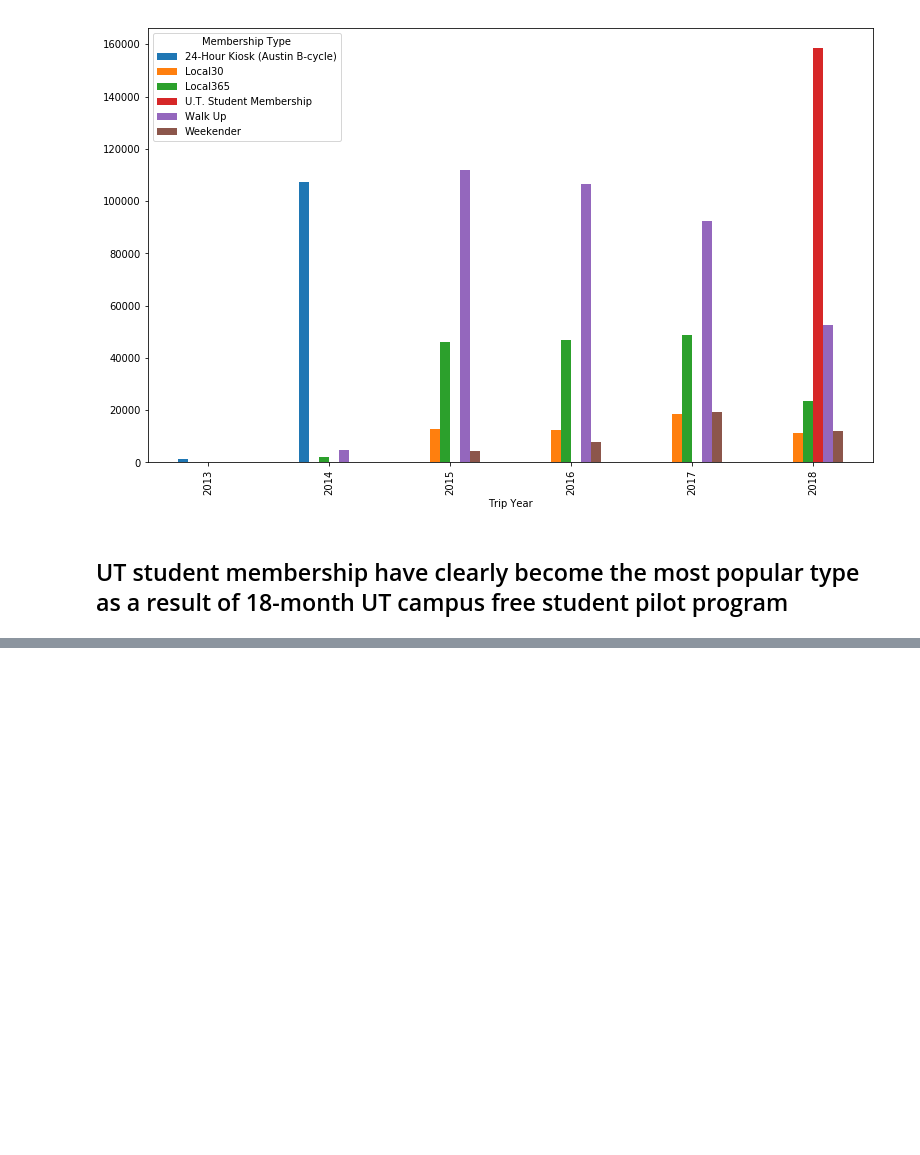
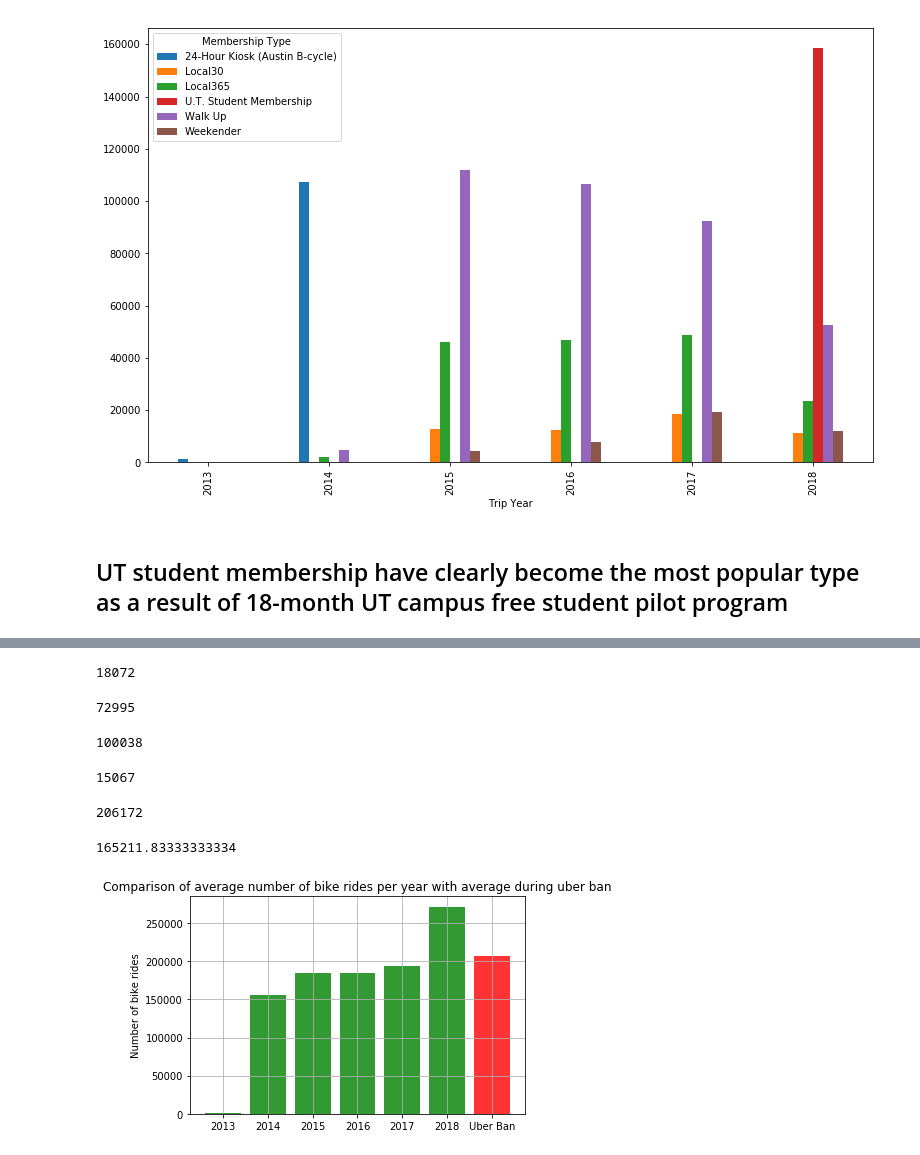
Before and after one commit to ananyay/Pedal_through_Austin, a Jupyter notebook: Data_Analysis_ananya.ipynb, the cells around one changed output, grey strips where cells are left out. Cells and saved outputs as stored; diff of their text form; code cells hidden in the pictures; blank space fills up the shorter version.

```diff
--- a/Data_Analysis_ananya.ipynb
+++ b/Data_Analysis_ananya.ipynb
@@ -223,0 +316,69 @@ dtype: object
+# %%
+##### UBER BAN
+# Date May 9 2016 - May 29 2017
+# # To calculate the number of rides during UBER BAN in 2017
+
+## Number of bike rides during May 1st to May 29th 2017
+df_bike_2017 = df_bike_cl.loc[(df_bike_cl["Trip Year"] ==2017), : ]
+df_bike_2017_may = df_bike_2017.loc[(df_bike_2017["Trip Month"] == 5), : ]
+df_bike_2017_may_uber_ban = df_bike_2017_may.loc[(df_bike_2017_may["Trip Date"] <= 29), : ]
+number_of_rides_uber_ban_2017 = df_bike_2017_may_uber_ban['Trip ID'].count()
+number_of_rides_uber_ban_2017
+# %% [output]
+18072
+# %%
+# Number of bike rides from Jan 1st to 30th April 2017
+df_bike_2017 = df_bike_cl.loc[(df_bike_cl["Trip Year"] ==2017), : ]
+df_bike_2017_till_april_uber_ban = df_bike_2017.loc[(df_bike_2017["Trip Month"] < 5), : ]
+number_of_rides_uber_ban_2017_till_april = df_bike_2017_till_april_uber_ban['Trip ID'].count()
+number_of_rides_uber_ban_2017_till_april
+# %% [output]
+72995
+# %%
+## Number of bike rides during June 1st to Dec 31st 2016
+df_bike_2016 = df_bike_cl.loc[(df_bike_cl["Trip Year"] ==2016), : ]
+df_bike_2016_till_june_uber_ban = df_bike_2016.loc[(df_bike_2016["Trip Month"] >= 6) & (df_bike_2016["Trip Month"] <= 12), : ]
+number_of_rides_uber_ban_2016_till_august = df_bike_2016_till_june_uber_ban['Trip ID'].count()
+number_of_rides_uber_ban_2016_till_august
+# %% [output]
+100038
+# %%
+# To calculate the number of rides from May 9th to May 31st 2016
+df_bike_2016 = df_bike_cl.loc[(df_bike_cl["Trip Year"] ==2016), : ]
+df_bike_2016_may = df_bike_2016.loc[(df_bike_2016["Trip Month"] == 5), : ]
+df_bike_2016_may_uber_ban = df_bike_2016_may.loc[(df_bike_2016_may["Trip Date"] >= 9), : ]
+number_of_rides_uber_ban_2016 = df_bike_2016_may_uber_ban['Trip ID'].count()
+number_of_rides_uber_ban_2016
+# %% [output]
+15067
+# %%
+number_of_rides_uber_ban = number_of_rides_uber_ban_2016 + number_of_rides_uber_ban_2017 + number_of_rides_uber_ban_2016_till_august+ number_of_rides_uber_ban_2017_till_april
+number_of_rides_uber_ban
+
+# Number of rides during uber ban is greater than average number of rides per year
+# %% [output]
+206172
+# %%
+average_number_of_rides_per_year = number_of_rides_per_year.mean()
+average_number_of_rides_per_year
+# %% [output]
+165211.83333333334
+# %%
+## The plot
+number_of_rides_per_year_list = number_of_rides_per_year.tolist()
+fig, ax = plt.subplots()
+y_value1 = number_of_rides_per_year_list
+x_axis1 = np.arange(len(number_of_rides_per_year_list))
+x_axis2 = [6]
+
+
+bars1 = ax.bar(x_axis1, y_value1, color='g', alpha=0.8, align="center")
+bars2 = ax.bar(x_axis2, number_of_rides_uber_ban, color='r', alpha=0.8, align="center")
+
+plt.setp(ax, xticks=[0, 1, 2, 3, 4, 5, 6], xticklabels=["2013", "2014", "2015", "2016", "2017", "2018", "Uber Ban"])
+ax.set_ylabel("Number of bike rides")
+ax.set_title('Comparison of average number of bike rides per year with average during uber ban')
+ax.grid()
+fig.show()
+# %% [output]
+[figure, added]
```
Also changed, not shown: parts of 13 cells of this notebook.
